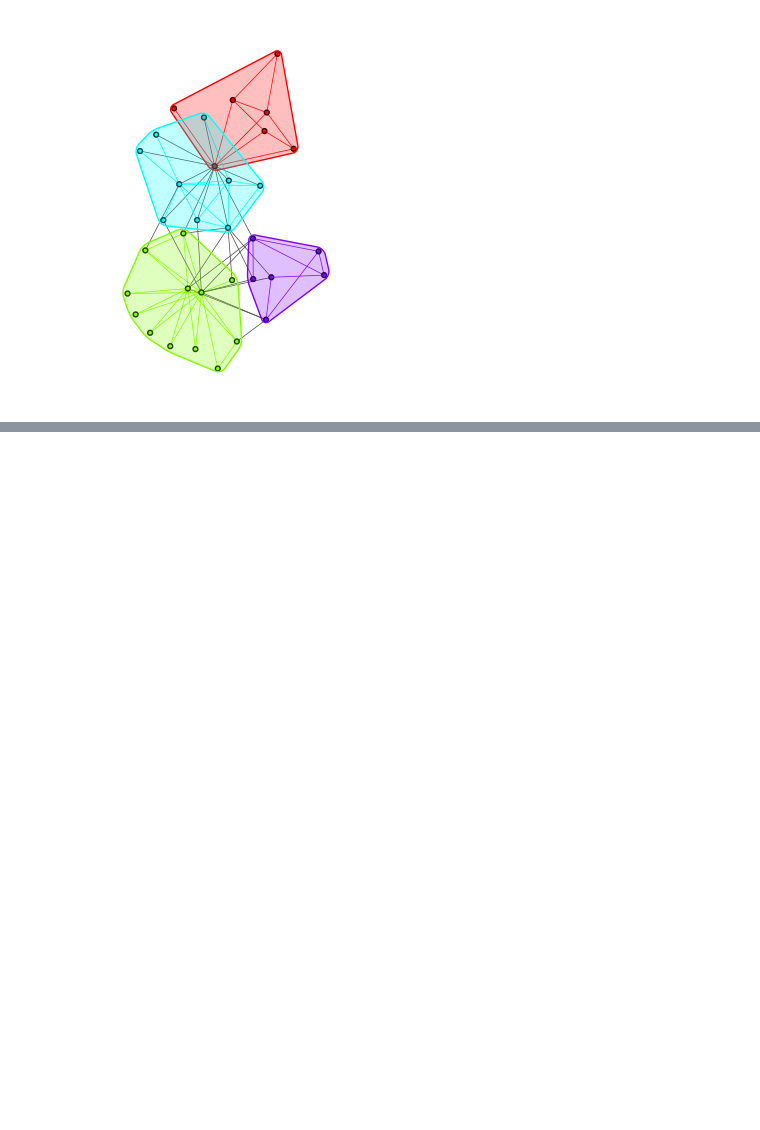
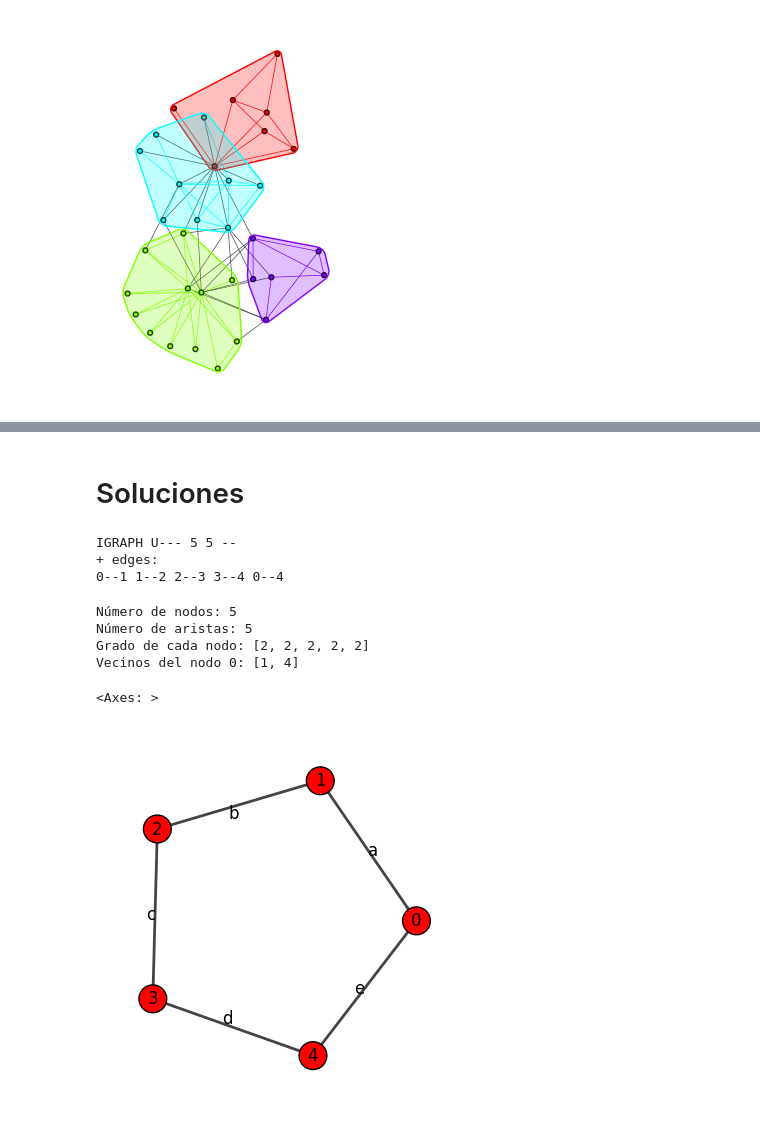
Before and after one commit to Jorge-LGH/Learn_Python, a Jupyter notebook: igraph.ipynb, the cells around one changed output, grey strips where cells are left out. Drawn from its saved outputs; the diff is of its cells as text; code cells hidden in the pictures; blank space fills up the shorter version.

```diff
--- a/igraph.ipynb
+++ b/igraph.ipynb
@@ -494,0 +520,61 @@ ig.plot(
+# %% [markdown]
+# Soluciones
+# %%
+# Creación del grafo
+grafo = ig.Graph()
+
+# Agregar nodos
+grafo.add_vertices(5)
+
+# Agregar aristas
+grafo.add_edges([(0, 1), (1, 2), (2, 3), (3, 4), (4, 0)])
+
+# Mostrar grafo
+print(grafo)
+# %% [output]
+IGRAPH U--- 5 5 --
++ edges:
+0--1 1--2 2--3 3--4 0--4
+# %%
+# Creación del grafo
+grafo = ig.Graph()
+grafo.add_vertices(5)
+grafo.add_edges([(0, 1), (1, 2), (2, 3), (3, 4), (4, 0)])
+
+# Número de nodos y aristas
+num_nodos = grafo.vcount()
+num_aristas = grafo.ecount()
+
+# Grado de cada nodo
+grados = grafo.degree()
+
+# Vecinos de un nodo
+vecinos = grafo.neighbors(0)
+
+print("Número de nodos:", num_nodos)
+print("Número de aristas:", num_aristas)
+print("Grado de cada nodo:", grados)
+print("Vecinos del nodo 0:", vecinos)
+# %% [output]
+Número de nodos: 5
+Número de aristas: 5
+Grado de cada nodo: [2, 2, 2, 2, 2]
+Vecinos del nodo 0: [1, 4]
+# %%
+# Creación del grafo
+grafo = ig.Graph()
+grafo.add_vertices(5)
+grafo.add_edges([(0, 1), (1, 2), (2, 3), (3, 4), (4, 0)])
+grafo.vs["label"] = range(5)
+
+# Visualización del grafo
+visual_style = {}
+visual_style["layout"] = "kk"
+visual_style["edge_label"] = ["a","b","c","d","e"]
+
+# representación gráfica
+fig, ax = plt.subplots()
+ig.plot(grafo, target=ax, **visual_style)
+# %% [output]
+<Axes: >
+[figure, added]
```
Also changed, not shown: parts of 6 cells of this notebook.
